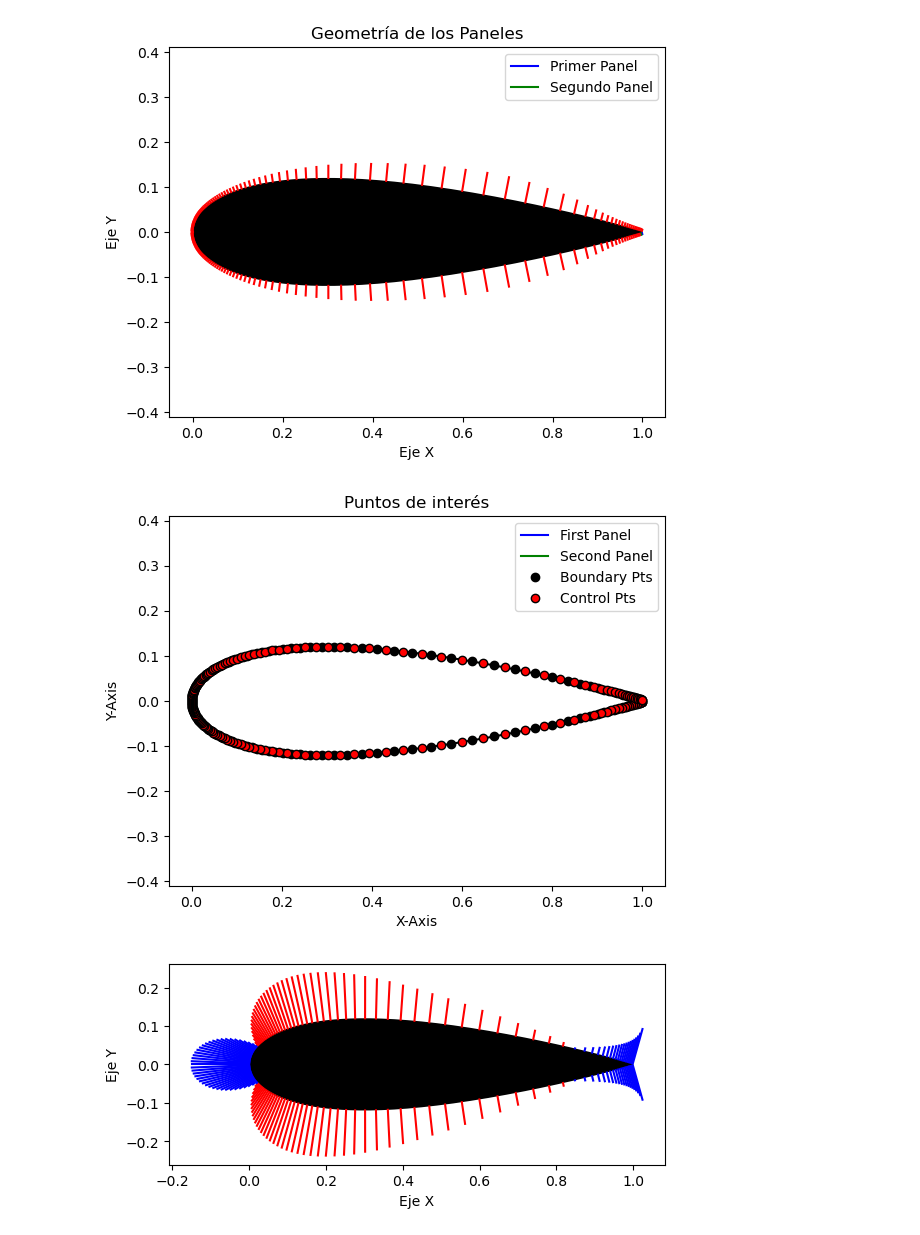
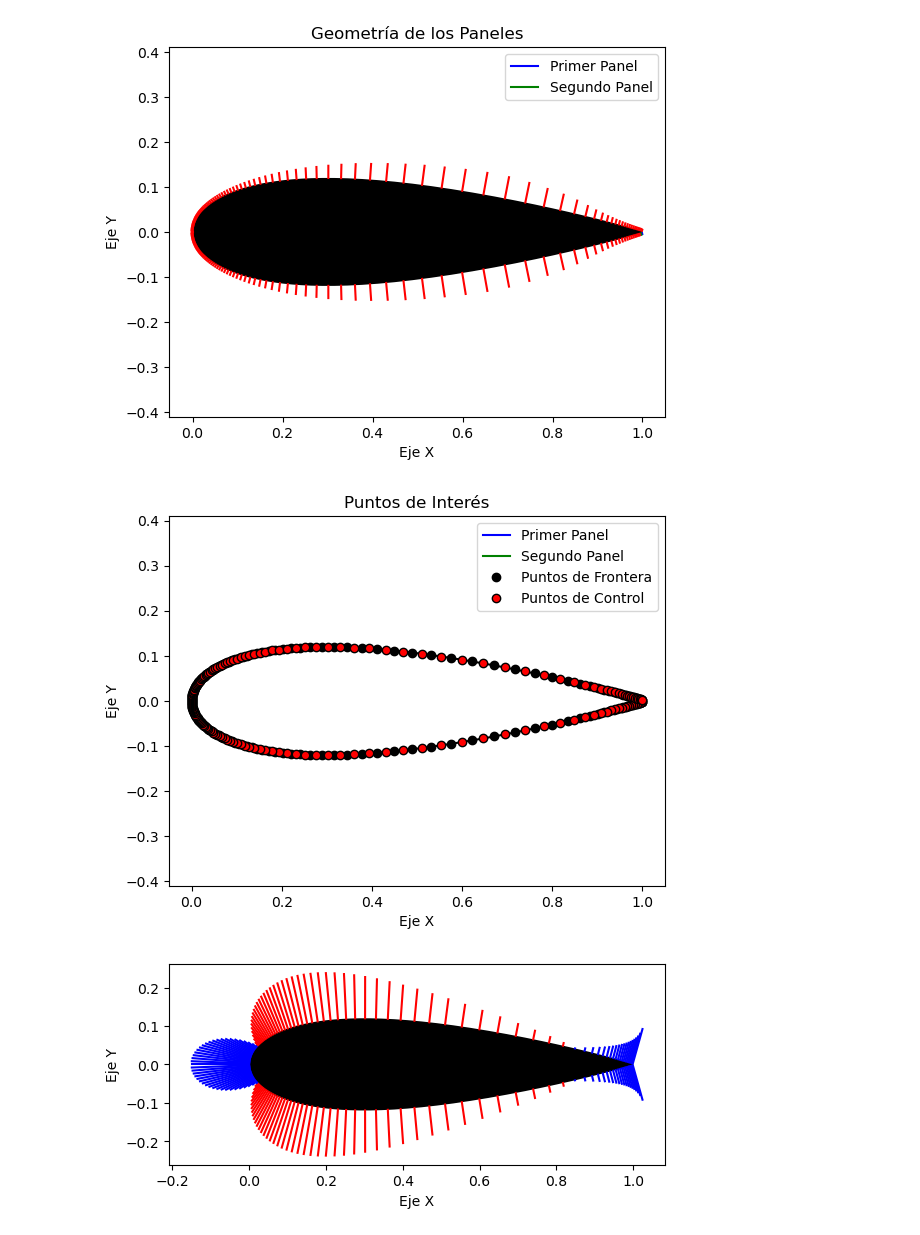
Before and after one commit to lviloriabas/aero-panel, a Jupyter notebook: airfoil.ipynb, the cells around one changed output. Cells and saved outputs as stored; diff of their text form; code cells hidden in the pictures.

```diff
--- a/airfoil.ipynb
+++ b/airfoil.ipynb
@@ -186,20 +186,20 @@ plt.show()
 # %%
 # Puntos de interés
 fig = plt.figure(2)
 plt.cla()
 plt.plot(XB, YB, "k-")
-plt.plot([XB[0], XB[1]], [YB[0], YB[1]], "b-", label="First Panel")
-plt.plot([XB[1], XB[2]], [YB[1], YB[2]], "g-", label="Second Panel")
-plt.plot(XB, YB, "ko", markerfacecolor="k", label="Boundary Pts")
-plt.plot(XC, YC, "ko", markerfacecolor="r", label="Control Pts")
-plt.xlabel("X-Axis")
-plt.ylabel("Y-Axis")
+plt.plot([XB[0], XB[1]], [YB[0], YB[1]], "b-", label="Primer Panel")
+plt.plot([XB[1], XB[2]], [YB[1], YB[2]], "g-", label="Segundo Panel")
+plt.plot(XB, YB, "ko", markerfacecolor="k", label="Puntos de Frontera")
+plt.plot(XC, YC, "ko", markerfacecolor="r", label="Puntos de Control")
+plt.xlabel("Eje X")
+plt.ylabel("Eje Y")
 plt.axis("equal")
 plt.legend()
-plt.title("Puntos de interés")
+plt.title("Puntos de Interés")
 plt.show()
 # %% [output]
-[figure, old version]
+[figure, new version]
 # %%
 # Vectores de Cp en cada panel
 fig = plt.figure(3)
```
Also changed, not shown: 2 other files.
